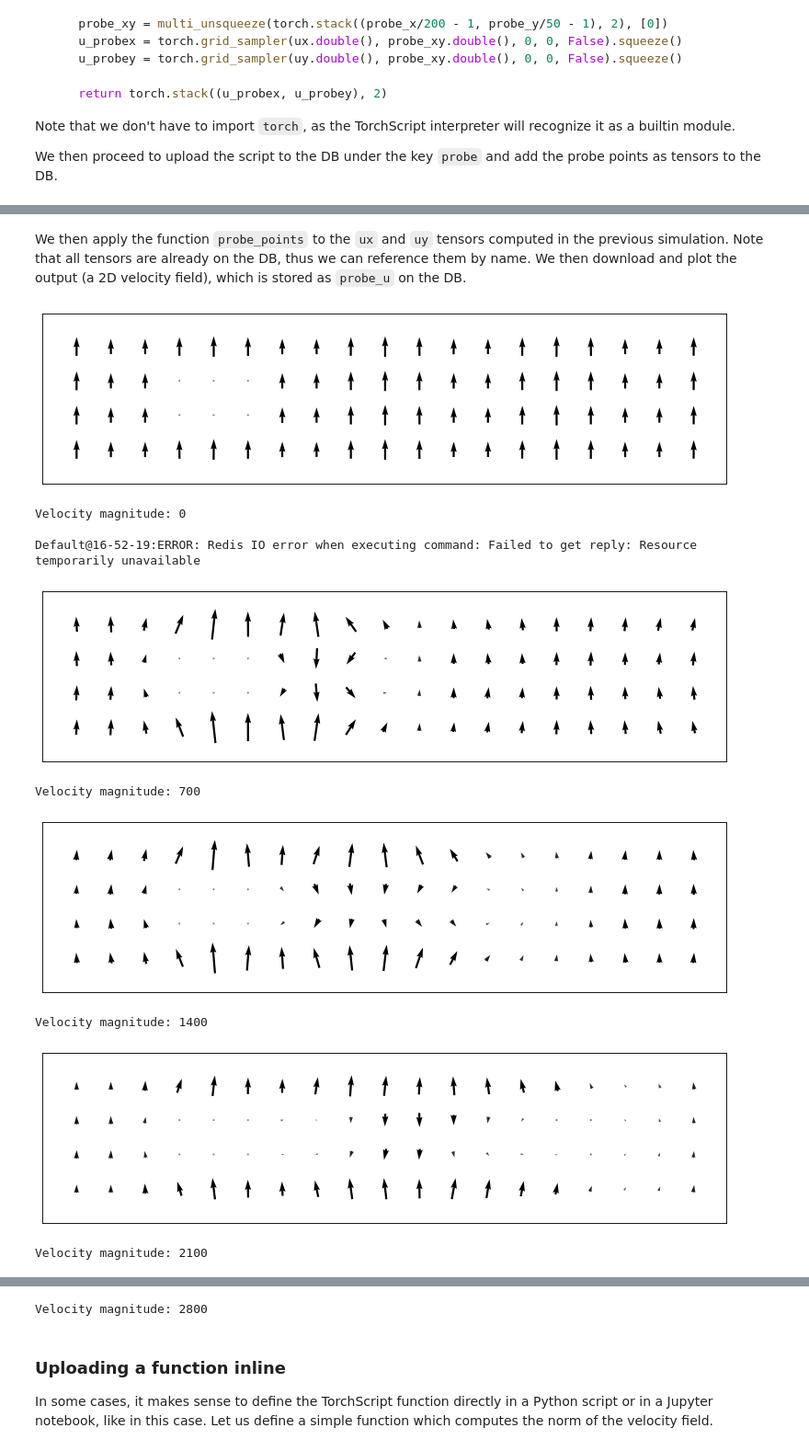
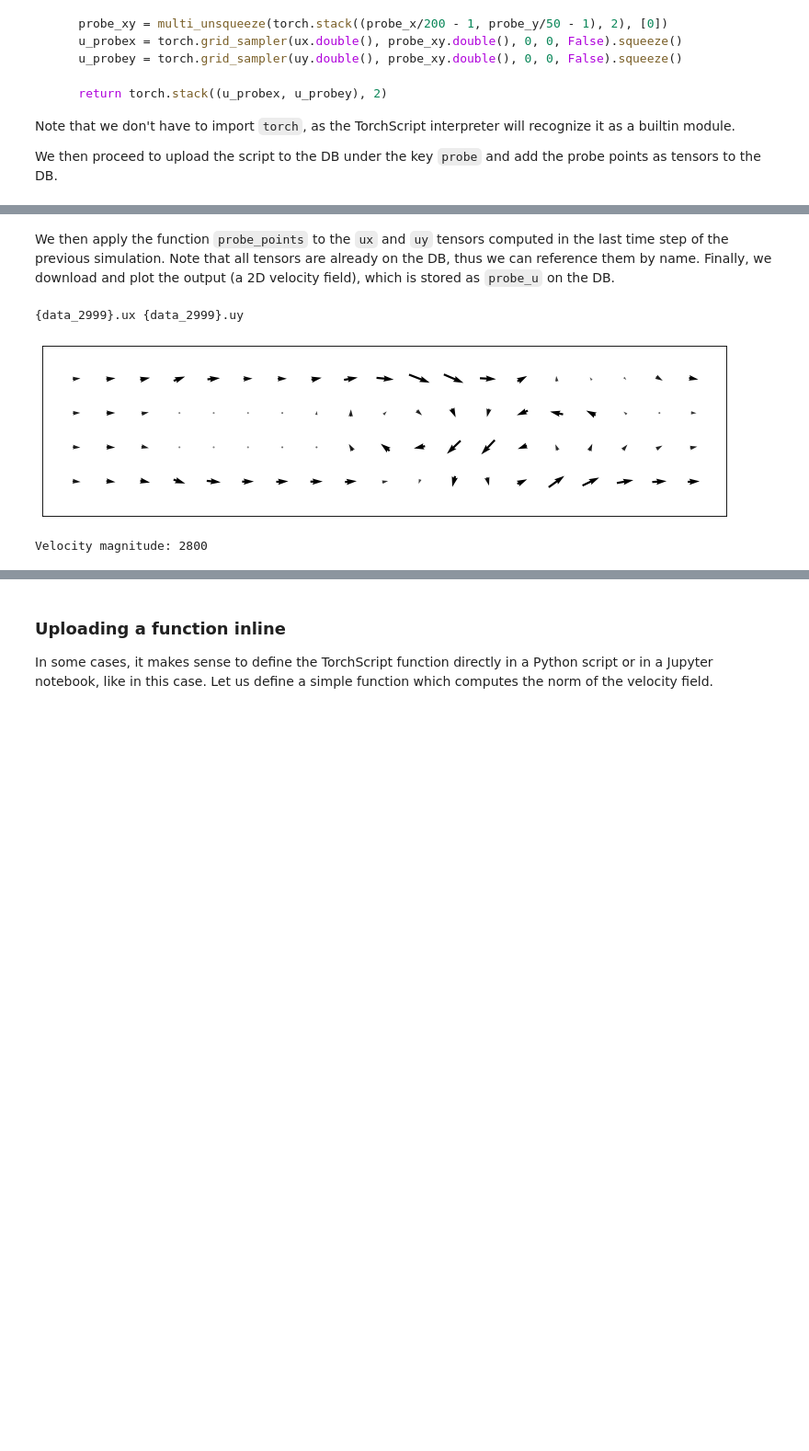
Before and after one commit to CrayLabs/SmartSim, a Jupyter notebook: tutorials/online_analysis/lattice/online_analysis.ipynb, the cells around one changed output, grey strips where cells are left out. Shown at 92% size. Cells and saved outputs as stored; diff of their text form; code cells hidden in the pictures; blank space fills up the shorter version.

```diff
--- a/tutorials/online_analysis/lattice/online_analysis.ipynb
+++ b/tutorials/online_analysis/lattice/online_analysis.ipynb
@@ -166,10 +166,14 @@ client.poll_key(f"cylinder", 300, 1000)
 cylinder = client.get_tensor("cylinder").astype(bool)
 
 # plot every 700th timestep
-for i in range(0, time_steps + 1, 700):
+for i in range(0, time_steps, 700):
     client.poll_dataset(f"data_{i}", 300, 1000)
     dataset = client.get_dataset(f"data_{i}")
     ux, uy = dataset.get_tensor("ux"), dataset.get_tensor("uy")
 
     plot_lattice_vorticity(i, ux, uy, cylinder)
+
+# Use the Experiment API to wait until the model is finished
+while not exp.finished(model):
+    time.sleep(5)
 # %% [output]
@@ -228,21 +234,15 @@ Default@16-52-18:ERROR: Redis IO error when executing command: Failed to get rep
 # %% [markdown]
-We then apply the function `probe_points` to the `ux` and `uy` tensors computed in the previous simulation. Note that all tensors are already on the DB, thus we can reference them by name. We then download and plot the output (a 2D velocity field), which is stored as `probe_u` on the DB.
+We then apply the function `probe_points` to the `ux` and `uy` tensors computed in the last time step of the previous simulation. Note that all tensors are already on the DB, thus we can reference them by name. Finally, we download and plot the output (a 2D velocity field), which is stored as `probe_u` on the DB.
 # %%
-for i in range(0, time_steps + 1, 700):
-    ux_name = f"{{data_{i}}}.uy"
-    uy_name = f"{{data_{i}}}.ux"
-    client.run_script("probe", "probe_points", inputs=[ux_name, uy_name , "probe_x", "probe_y", "cylinder"], outputs=["probe_u"])
+ux_name = f"{{data_{time_steps-1}}}.ux"
+uy_name = f"{{data_{time_steps-1}}}.uy"
+print(ux_name, uy_name)
 
-    probe_u = client.get_tensor("probe_u")
-    plot_lattice_probes(i, probe_x, probe_y, probe_u)
+client.run_script("probe", "probe_points", inputs=[ux_name, uy_name , "probe_x", "probe_y", "cylinder"], outputs=["probe_u"])
+
+probe_u = client.get_tensor("probe_u")
+plot_lattice_probes(i, probe_x, probe_y, probe_u)
 # %% [output]
+{data_2999}.ux {data_2999}.uy
-[figure, old version]
+[figure, new version]
-Velocity magnitude: 0
-
-Default@16-52-19:ERROR: Redis IO error when executing command: Failed to get reply: Resource temporarily unavailable
-[figure, removed]
-Velocity magnitude: 700
+Velocity magnitude: 2800
-[figure, removed]
-Velocity magnitude: 1400
-[figure, removed]
-Velocity magnitude: 2100
@@ -250,4 +249,3 @@ Velocity magnitude: 2100
-Velocity magnitude: 2800
 # %% [markdown]
 ### Uploading a function inline
 In some cases, it makes sense to define the TorchScript function directly in a Python script or in a Jupyter notebook, like in this case. Let us define a simple function which computes the norm of the velocity field.
```
Also changed, not shown: parts of 7 cells of this notebook, 1 other file.
